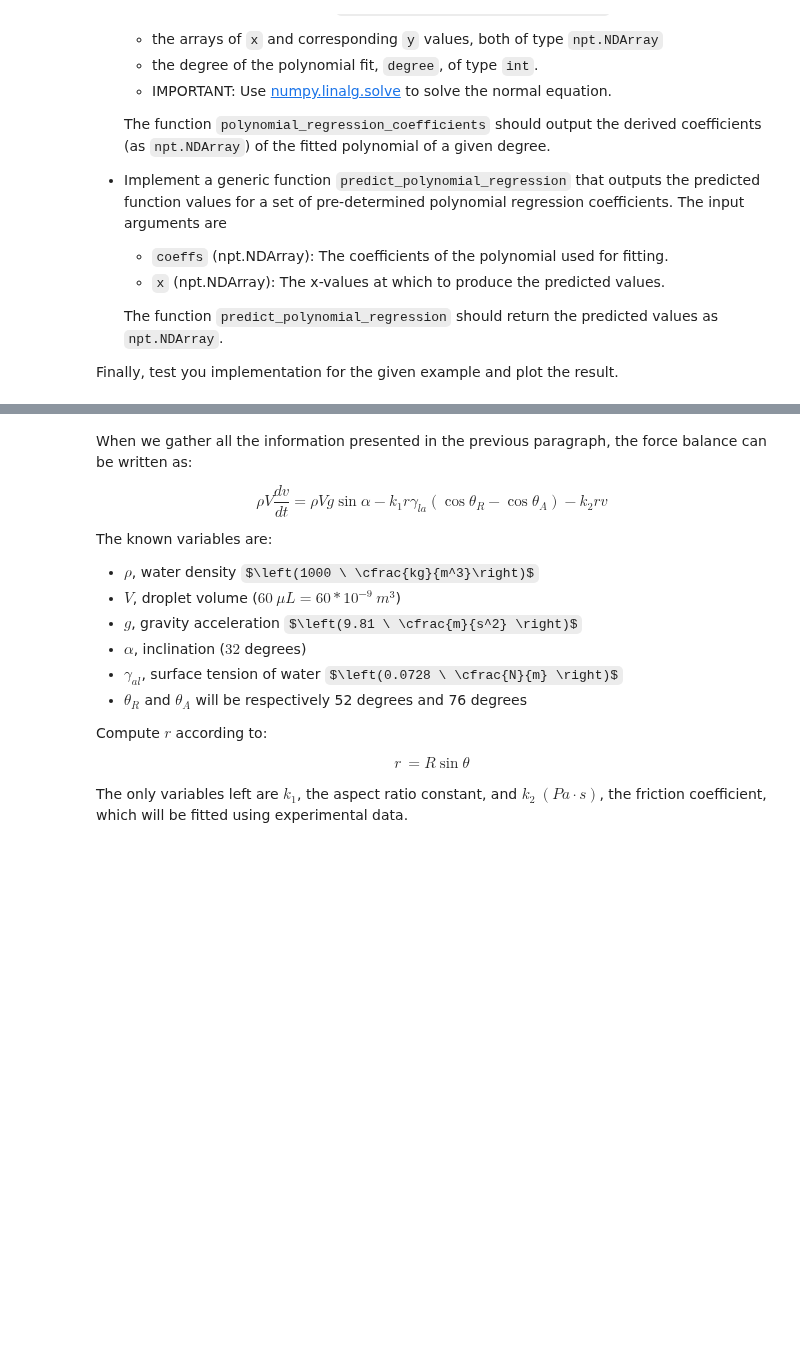
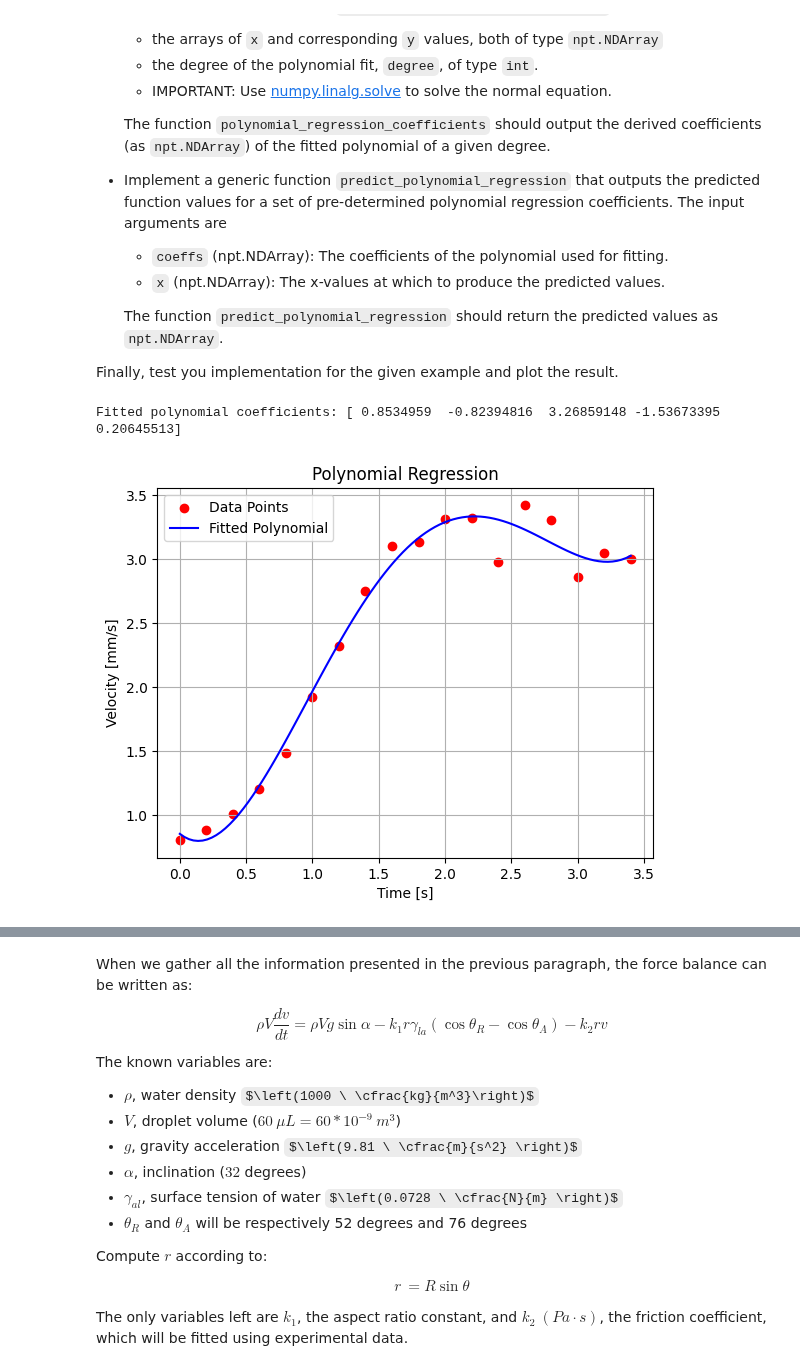
Before and after one commit to Xikiee/computational_practicum, a Jupyter notebook: q_2/assignments/assignment_6/Assignment_Q2_L6.ipynb, the cells around one changed output, grey strips where cells are left out. Saved outputs shown, nothing was run; the diff lists cells and outputs as text; code cells hidden in the pictures; some formulas as TeX source; blank space fills up the shorter version.

```diff
--- a/q_2/assignments/assignment_6/Assignment_Q2_L6.ipynb
+++ b/q_2/assignments/assignment_6/Assignment_Q2_L6.ipynb
@@ -176,22 +242,27 @@ Finally, test you implementation for the given example and plot the result.
 # %%
 # Degree of polynomial
 poly_degree = 4
 
 # Fit the polynomial
-coefficients = ...
+coefficients = polynomial_regression_coefficients(data["Time[s]"], data["Velocity[mm/s]"], poly_degree)
 print(f"Fitted polynomial coefficients: {coefficients}")
 
 # Predict using the fitted polynomial
-y_predict = ...
+
+y_predict = predict_polynomial_regression(coefficients, x_test)
+
 
 # Plot the result
 plt.scatter(data["Time[s]"], data["Velocity[mm/s]"], color="red", label="Data Points")
 plt.plot(x_test, y_predict, color="blue", label="Fitted Polynomial")
 plt.legend()
 plt.title("Polynomial Regression")
 plt.xlabel("Time [s]")
 plt.ylabel("Velocity [mm/s]")
 plt.grid()
 plt.show()
+# %% [output]
+Fitted polynomial coefficients: [ 0.8534959  -0.82394816  3.26859148 -1.53673395  0.20645513]
+[figure, added]
 # %%
 grader.check("q2.1")
```
Also changed, not shown: parts of 13 cells of this notebook, 2 other files.
